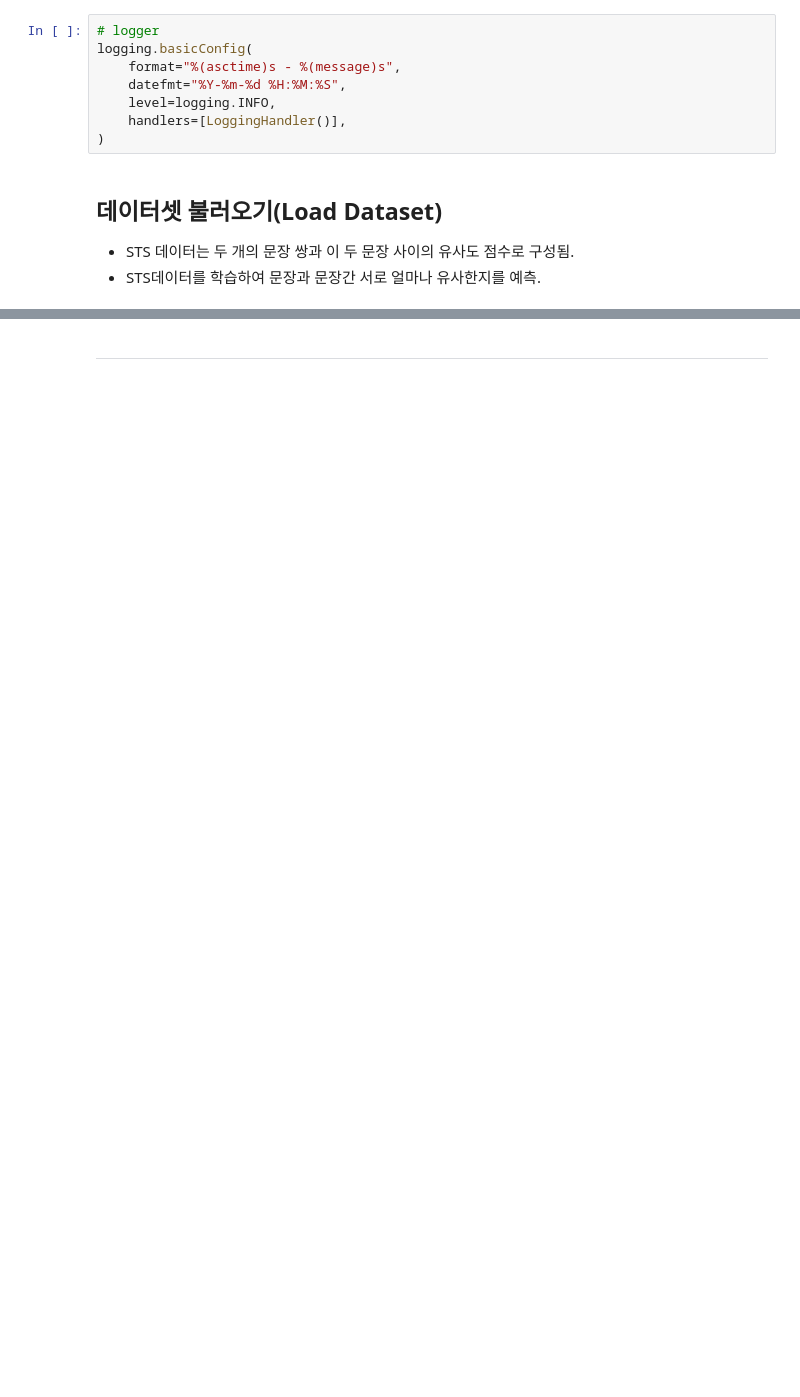
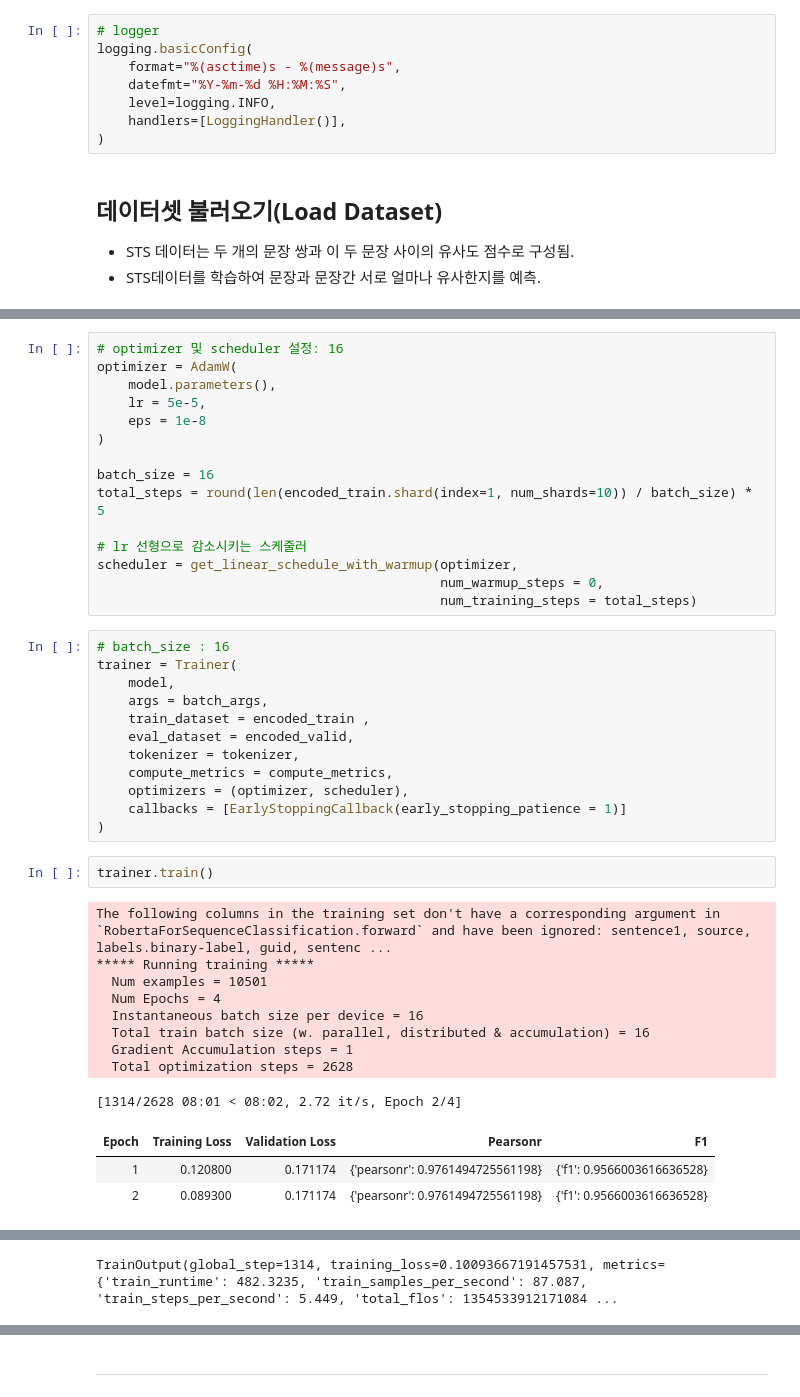
Before and after one commit to WooKyungHwa/NLU_3-, a Jupyter notebook: 우경화_sts.ipynb, the cells around one changed output, grey strips where cells are left out. Saved outputs shown, nothing was run; the diff lists cells and outputs as text; blank space fills up the shorter version.

```diff
--- a/우경화_sts.ipynb
+++ b/우경화_sts.ipynb
@@ -486,0 +362,42 @@ You should probably TRAIN this model on a down-stream task to be able to use it
+# %%
+# optimizer 및 scheduler 설정: 16
+optimizer = AdamW(
+    model.parameters(),
+    lr = 5e-5,
+    eps = 1e-8
+)
+
+batch_size = 16
+total_steps = round(len(encoded_train.shard(index=1, num_shards=10)) / batch_size) * 5
+
+# lr 선형으로 감소시키는 스케줄러
+scheduler = get_linear_schedule_with_warmup(optimizer,
+                                            num_warmup_steps = 0,
+                                            num_training_steps = total_steps)
+# %%
+# batch_size : 16
+trainer = Trainer(
+    model,
+    args = batch_args,
+    train_dataset = encoded_train ,
+    eval_dataset = encoded_valid,
+    tokenizer = tokenizer,
+    compute_metrics = compute_metrics,
+    optimizers = (optimizer, scheduler),
+    callbacks = [EarlyStoppingCallback(early_stopping_patience = 1)]
+)
+# %%
+trainer.train()
+# %% [output]
+The following columns in the training set don't have a corresponding argument in `RobertaForSequenceClassification.forward` and have been ignored: sentence1, source, labels.binary-label, guid, sentenc ...
+***** Running training *****
+  Num examples = 10501
+  Num Epochs = 4
+  Instantaneous batch size per device = 16
+  Total train batch size (w. parallel, distributed & accumulation) = 16
+  Gradient Accumulation steps = 1
+  Total optimization steps = 2628
+[1314/2628 08:01 < 08:02, 2.72 it/s, Epoch 2/4]
+| Epoch | Training Loss | Validation Loss | Pearsonr | F1 |
+| 1 | 0.120800 | 0.171174 | {'pearsonr': 0.9761494725561198} | {'f1': 0.9566003616636528} |
+| 2 | 0.089300 | 0.171174 | {'pearsonr': 0.9761494725561198} | {'f1': 0.9566003616636528} |
@@ -486,0 +421 @@ You should probably TRAIN this model on a down-stream task to be able to use it
+TrainOutput(global_step=1314, training_loss=0.10093667191457531, metrics={'train_runtime': 482.3235, 'train_samples_per_second': 87.087, 'train_steps_per_second': 5.449, 'total_flos': 1354533912171084 ...
```
Also changed, not shown: parts of 94 cells of this notebook.
